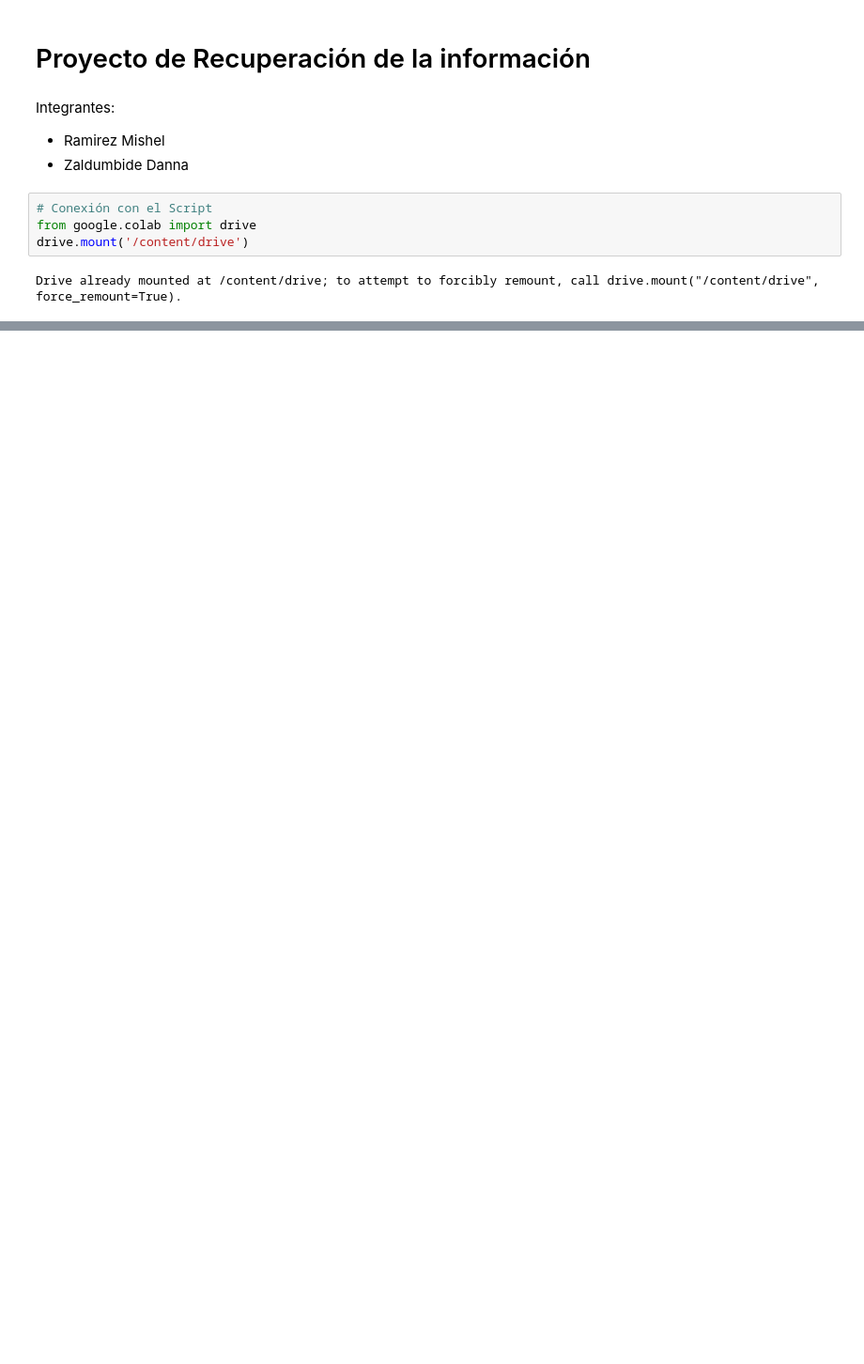
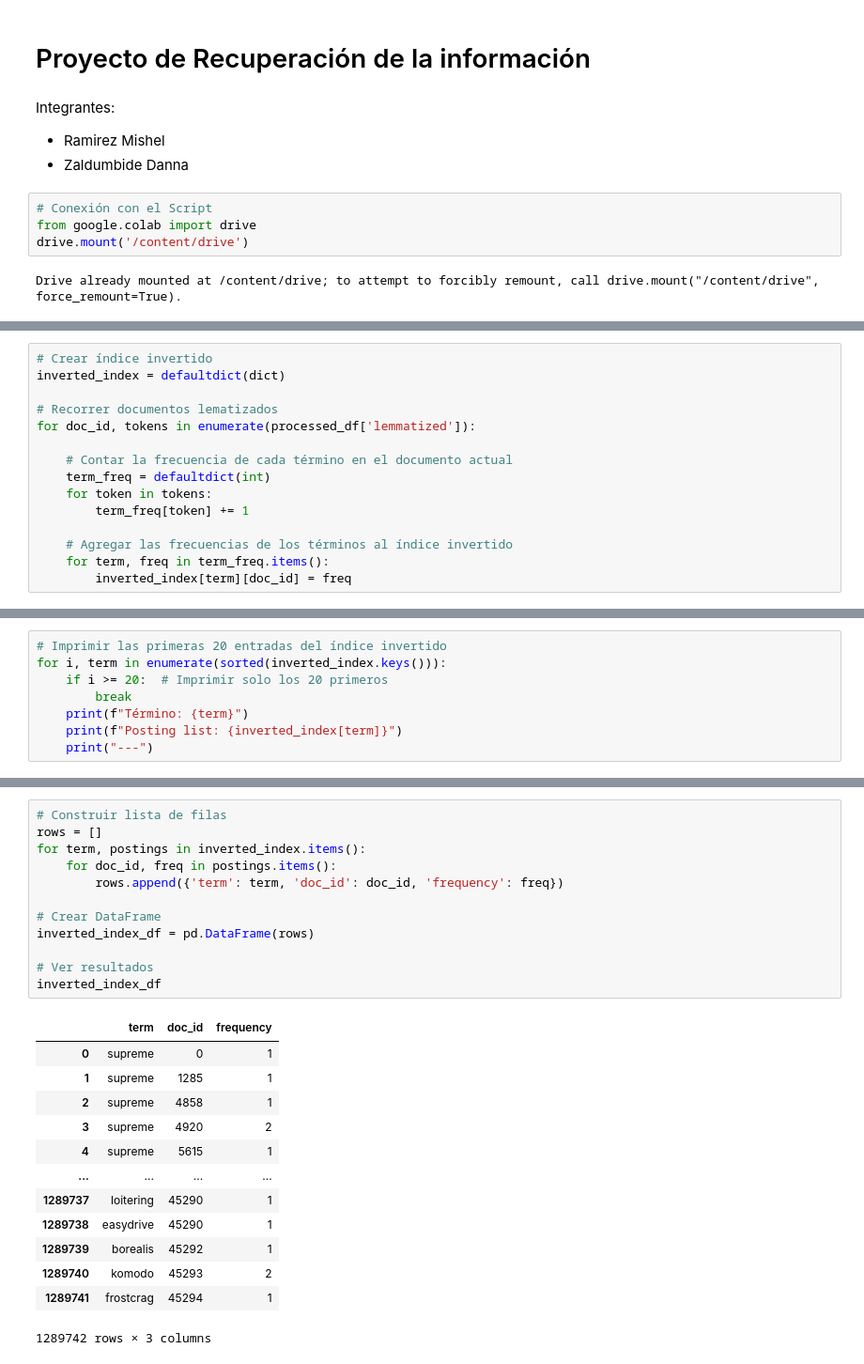
Before and after one commit to nMishelRamirez/Project_IR, a Jupyter notebook: ProyectoIR.ipynb, the cells around one changed output, grey strips where cells are left out. Shown at 94% size. Cells and saved outputs as stored; diff of their text form; blank space fills up the shorter version.

```diff
--- a/ProyectoIR.ipynb
+++ b/ProyectoIR.ipynb
@@ -21,0 +133,15 @@ Requirement already satisfied: pyahocorasick in /usr/local/lib/python3.11/dist-p
+# %%
+# Crear índice invertido
+inverted_index = defaultdict(dict)
+
+# Recorrer documentos lematizados
+for doc_id, tokens in enumerate(processed_df['lemmatized']):
+
+    # Contar la frecuencia de cada término en el documento actual
+    term_freq = defaultdict(int)
+    for token in tokens:
+        term_freq[token] += 1
+
+    # Agregar las frecuencias de los términos al índice invertido
+    for term, freq in term_freq.items():
+        inverted_index[term][doc_id] = freq
@@ -21,0 +150,8 @@ Requirement already satisfied: pyahocorasick in /usr/local/lib/python3.11/dist-p
+# %%
+# Imprimir las primeras 20 entradas del índice invertido
+for i, term in enumerate(sorted(inverted_index.keys())):
+    if i >= 20:  # Imprimir solo los 20 primeros
+        break
+    print(f"Término: {term}")
+    print(f"Posting list: {inverted_index[term]}")
+    print("---")
@@ -21,0 +176,26 @@ Requirement already satisfied: pyahocorasick in /usr/local/lib/python3.11/dist-p
+# %%
+# Construir lista de filas
+rows = []
+for term, postings in inverted_index.items():
+    for doc_id, freq in postings.items():
+        rows.append({'term': term, 'doc_id': doc_id, 'frequency': freq})
+
+# Crear DataFrame
+inverted_index_df = pd.DataFrame(rows)
+
+# Ver resultados
+inverted_index_df
+# %% [output]
+|  | term | doc_id | frequency |
+| 0 | supreme | 0 | 1 |
+| 1 | supreme | 1285 | 1 |
+| 2 | supreme | 4858 | 1 |
+| 3 | supreme | 4920 | 2 |
+| 4 | supreme | 5615 | 1 |
+| ... | ... | ... | ... |
+| 1289737 | loitering | 45290 | 1 |
+| 1289738 | easydrive | 45290 | 1 |
+| 1289739 | borealis | 45292 | 1 |
+| 1289740 | komodo | 45293 | 2 |
+| 1289741 | frostcrag | 45294 | 1 |
+1289742 rows × 3 columns
```
Also changed, not shown: parts of 22 cells of this notebook.
